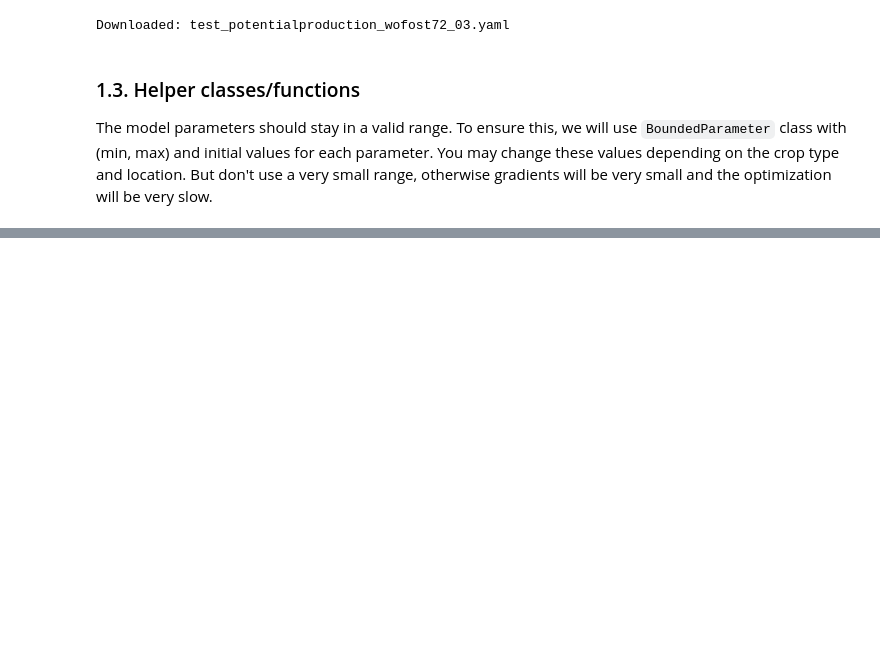
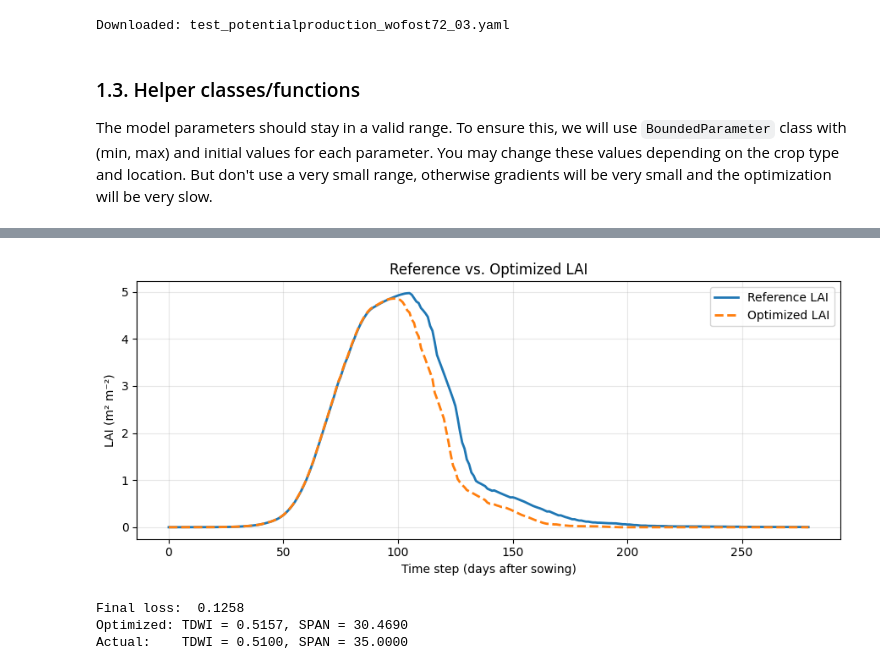
Before and after one commit to WUR-AI/diffWOFOST, a Jupyter notebook: docs/notebooks/optimization_wofost72_pp.ipynb, the cells around one changed output, grey strips where cells are left out. Drawn from its saved outputs; the diff is of its cells as text; code cells hidden in the pictures; blank space fills up the shorter version.

```diff
--- a/docs/notebooks/optimization_wofost72_pp.ipynb
+++ b/docs/notebooks/optimization_wofost72_pp.ipynb
@@ -292,0 +321,28 @@ Actual TDWI 0.5100, SPAN 35.0000
+# %%
+import matplotlib.pyplot as plt
+
+with torch.no_grad():
+    optimized_lai = opt_model().numpy()
+
+reference_lai = expected_lai.numpy()
+steps = range(len(reference_lai))
+
+fig, ax = plt.subplots(figsize=(9, 4))
+ax.plot(steps, reference_lai, label="Reference LAI", linewidth=2)
+ax.plot(steps, optimized_lai, label="Optimized LAI", linewidth=2, linestyle="--")
+ax.set_xlabel("Time step (days after sowing)")
+ax.set_ylabel("LAI (m² m⁻²)")
+ax.set_title("Reference vs. Optimized LAI")
+ax.legend()
+ax.grid(True, alpha=0.3)
+plt.tight_layout()
+plt.show()
+
+print(f"\nFinal loss:  {best_loss:.4f}")
+print(f"Optimized: TDWI = {opt_model.tdwi().item():.4f}, SPAN = {opt_model.span().item():.4f}")
+print(f"Actual:    TDWI = {crop_model_params_provider['TDWI'].item():.4f}, SPAN = {crop_model_params_provider['SPAN'].item():.4f}")
+# %% [output]
+[figure, added]
+Final loss:  0.1258
+Optimized: TDWI = 0.5157, SPAN = 30.4690
+Actual:    TDWI = 0.5100, SPAN = 35.0000
```
Also changed, not shown: parts of 8 cells of this notebook.
